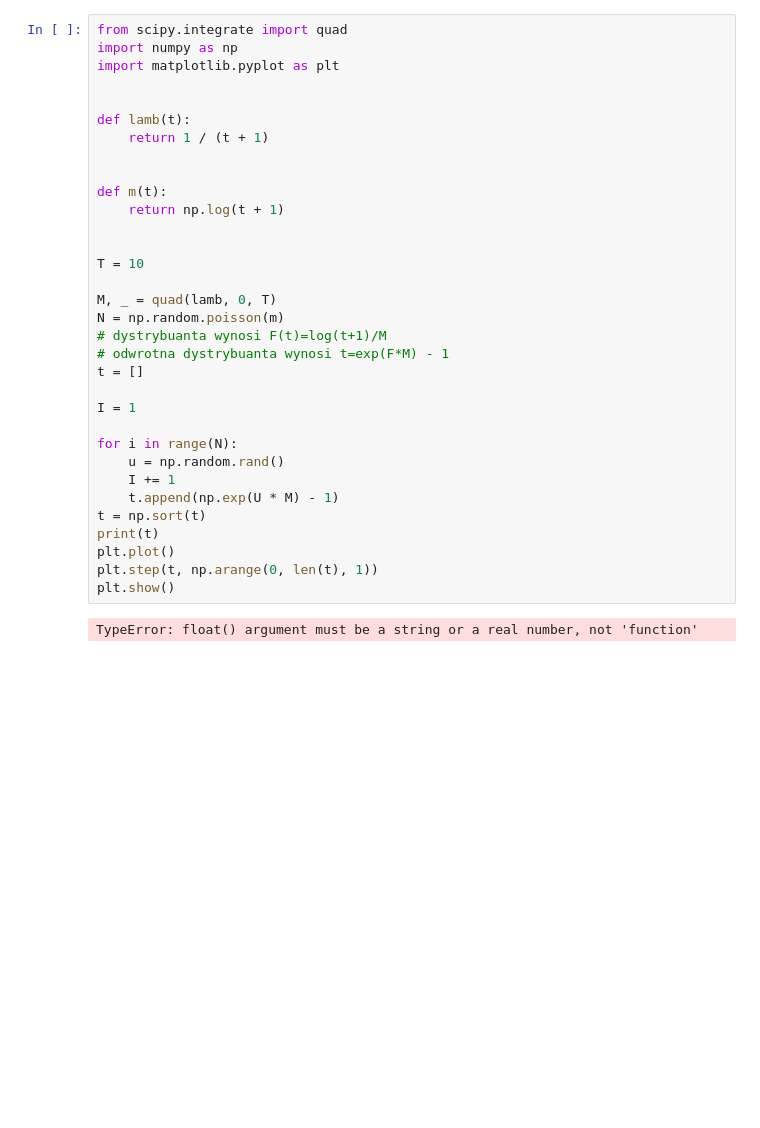
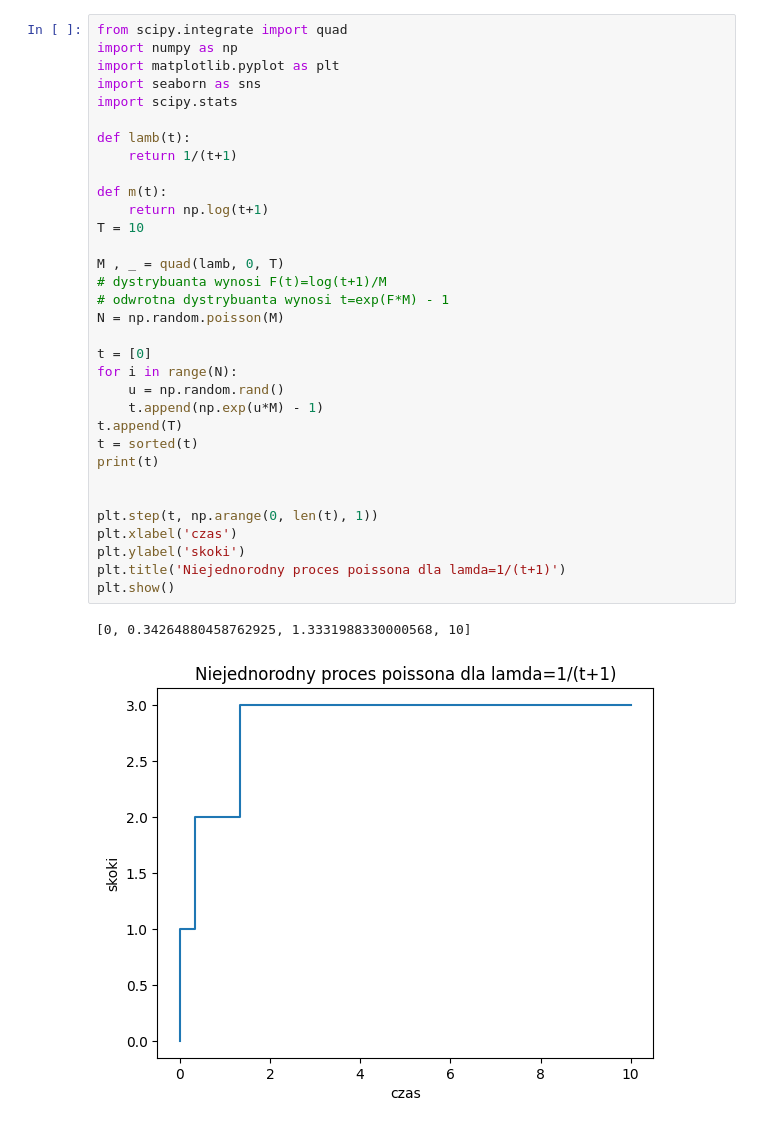
Before and after one commit to wust-research-group/lista-6-niejednorodny-proces-poissona-IgorKociszewski, a Jupyter notebook: src/zadanie2.ipynb, the cells around one changed output. Cells and saved outputs as stored; diff of their text form; blank space fills up the shorter version.

```diff
--- a/src/zadanie2.ipynb
+++ b/src/zadanie2.ipynb
@@ -1,35 +40,36 @@
 # %%
 from scipy.integrate import quad
 import numpy as np
 import matplotlib.pyplot as plt
+import seaborn as sns
+import scipy.stats
+
+def lamb(t):
+    return 1/(t+1)
+
+def m(t):
+    return np.log(t+1)
+T = 10
+
+M , _ = quad(lamb, 0, T)
+# dystrybuanta wynosi F(t)=log(t+1)/M
+# odwrotna dystrybuanta wynosi t=exp(F*M) - 1
+N = np.random.poisson(M)
+
+t = [0]
+for i in range(N):
+    u = np.random.rand()
+    t.append(np.exp(u*M) - 1)
+t.append(T)
+t = sorted(t)
+print(t)
 
 
-def lamb(t):
-    return 1 / (t + 1)
-
-
-def m(t):
-    return np.log(t + 1)
-
-
-T = 10
-
-M, _ = quad(lamb, 0, T)
-N = np.random.poisson(m)
-# dystrybuanta wynosi F(t)=log(t+1)/M
-# odwrotna dystrybuanta wynosi t=exp(F*M) - 1
-t = []
-
-I = 1
-
-for i in range(N):
-    u = np.random.rand()
-    I += 1
-    t.append(np.exp(U * M) - 1)
-t = np.sort(t)
-print(t)
-plt.plot()
 plt.step(t, np.arange(0, len(t), 1))
+plt.xlabel('czas')
+plt.ylabel('skoki')
+plt.title('Niejednorodny proces poissona dla lamda=1/(t+1)')
 plt.show()
 # %% [output]
-TypeError: float() argument must be a string or a real number, not 'function'
+[0, 0.34264880458762925, 1.3331988330000568, 10]
+[figure, added]
```
Also changed, not shown: parts of 2 cells of this notebook, 1 other file.
